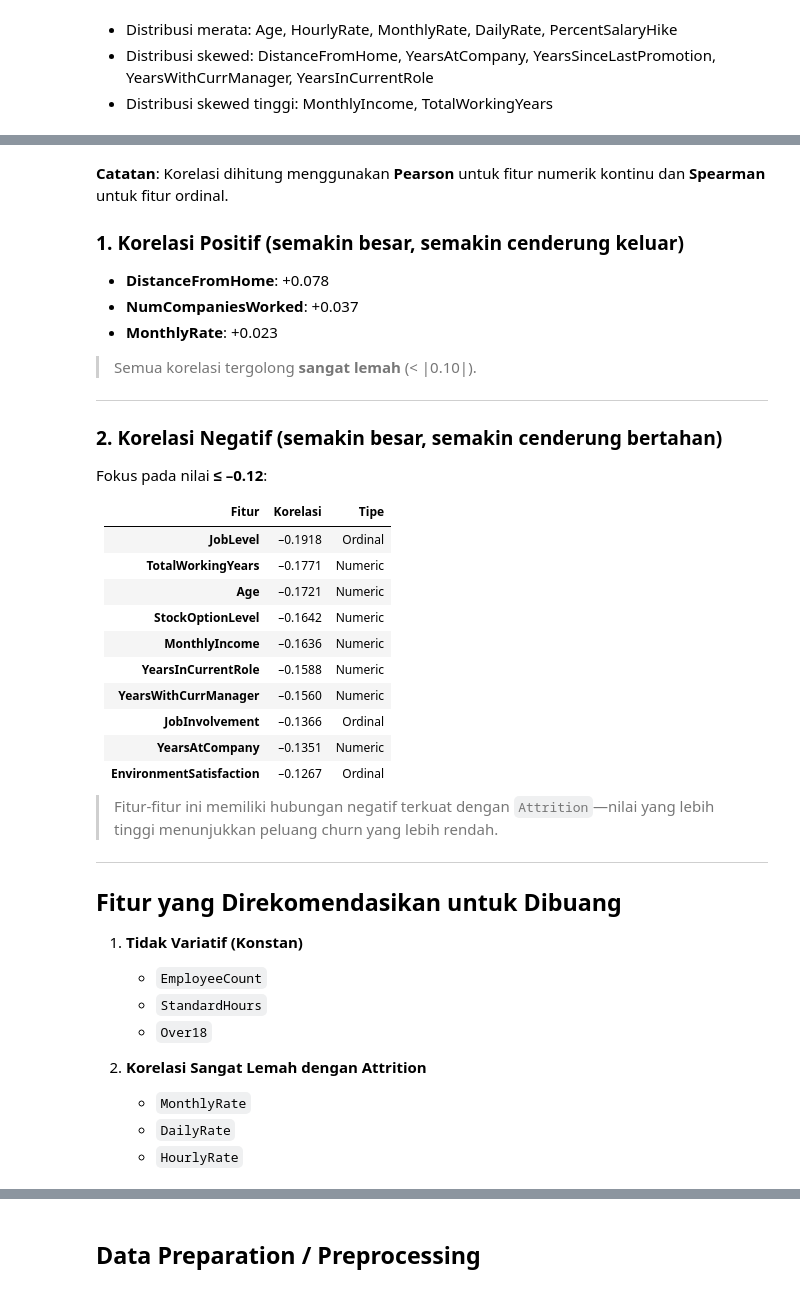
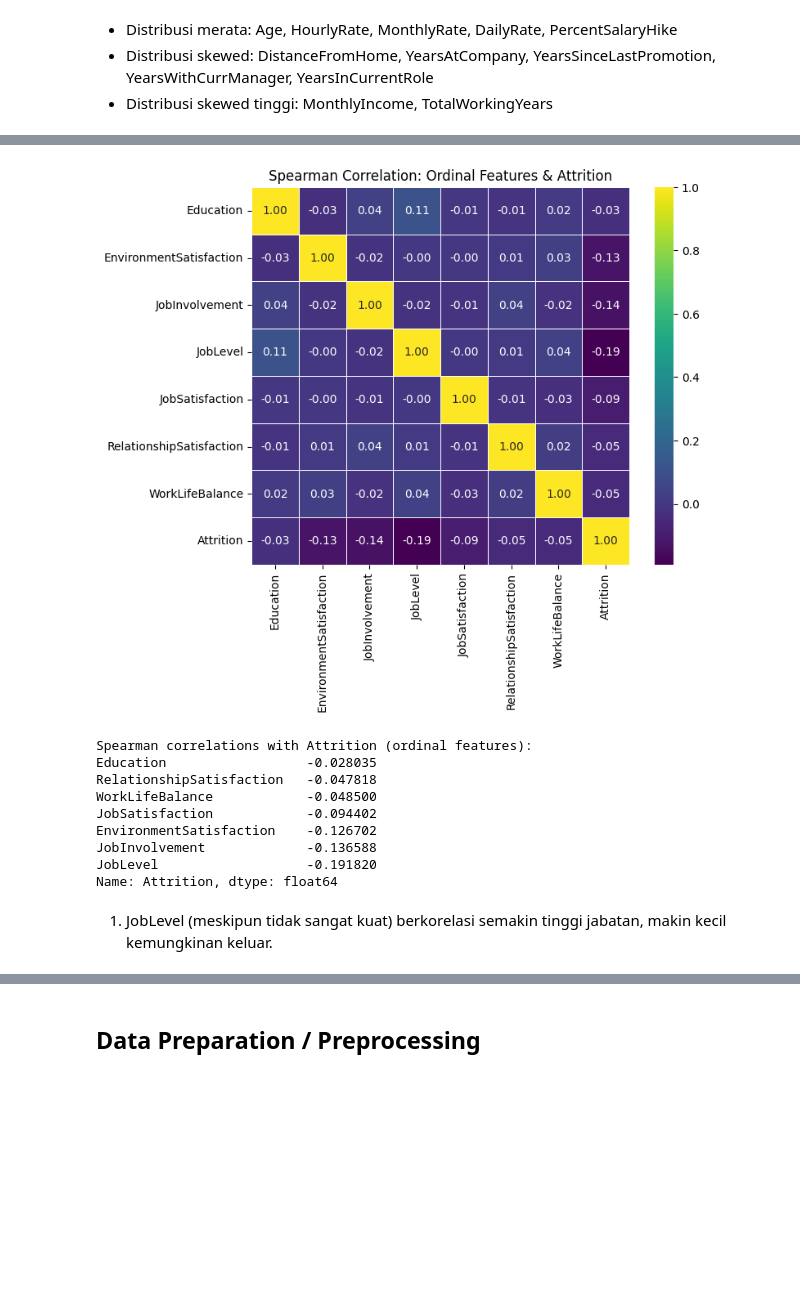
Before and after one commit to esnanta/employee-retention-analysis, a Jupyter notebook: Employee_Retention_Analysis.ipynb, the cells around one changed output, grey strips where cells are left out. Drawn from its saved outputs; the diff is of its cells as text; code cells hidden in the pictures; blank space fills up the shorter version.

```diff
--- a/Employee_Retention_Analysis.ipynb
+++ b/Employee_Retention_Analysis.ipynb
@@ -108,57 +150,26 @@ print(pearson_corr["Attrition"].drop("Attrition").sort_values(ascending=False))
 # %%
-# Define ordinal feature groups
-ordinal_features = ['Education', 'EnvironmentSatisfaction', 'JobInvolvement', 'JobLevel',
-                    'JobSatisfaction', 'RelationshipSatisfaction', 'WorkLifeBalance']
-
-# Spearman correlation for ordinal features
+# Korelasi ordinal
+ordinal_features = [
+    'Education', 'EnvironmentSatisfaction', 'JobInvolvement', 'JobLevel',
+    'JobSatisfaction', 'RelationshipSatisfaction', 'WorkLifeBalance'
+]
 spearman_corr = df[ordinal_features + ["Attrition"]].corr(method="spearman")
 plt.figure(figsize=(8, 6))
 sns.heatmap(spearman_corr, annot=True, fmt=".2f", cmap="viridis", square=True, linewidths=.5)
 plt.title("Spearman Correlation: Ordinal Features & Attrition")
 plt.show()
-
 print("\nSpearman correlations with Attrition (ordinal features):")
 print(spearman_corr["Attrition"].drop("Attrition").sort_values(ascending=False))
+# %% [output]
+[figure, added]
+Spearman correlations with Attrition (ordinal features):
+Education                  -0.028035
+RelationshipSatisfaction   -0.047818
+WorkLifeBalance            -0.048500
+JobSatisfaction            -0.094402
+EnvironmentSatisfaction    -0.126702
+JobInvolvement             -0.136588
+JobLevel                   -0.191820
+Name: Attrition, dtype: float64
-# %% [markdown]
-**Catatan**: Korelasi dihitung menggunakan **Pearson** untuk fitur numerik kontinu dan **Spearman** untuk fitur ordinal.
-
-### 1. Korelasi Positif (semakin besar, semakin cenderung keluar)
-- **DistanceFromHome**: +0.078
-- **NumCompaniesWorked**: +0.037
-- **MonthlyRate**: +0.023
-
-> Semua korelasi tergolong **sangat lemah** (< |0.10|).
-
----
-
-### 2. Korelasi Negatif (semakin besar, semakin cenderung bertahan)
-Fokus pada nilai **≤ –0.12**:
-
-| Fitur                       | Korelasi  | Tipe      |
-|-----------------------------|----------:|-----------|
-| **JobLevel**                | –0.1918   | Ordinal   |
-| **TotalWorkingYears**       | –0.1771   | Numeric   |
-| **Age**                     | –0.1721   | Numeric   |
-| **StockOptionLevel**        | –0.1642   | Numeric   |
-| **MonthlyIncome**           | –0.1636   | Numeric   |
-| **YearsInCurrentRole**      | –0.1588   | Numeric   |
-| **YearsWithCurrManager**    | –0.1560   | Numeric   |
-| **JobInvolvement**          | –0.1366   | Ordinal   |
-| **YearsAtCompany**          | –0.1351   | Numeric   |
-| **EnvironmentSatisfaction** | –0.1267   | Ordinal   |
-
-> Fitur-fitur ini memiliki hubungan negatif terkuat dengan `Attrition`—nilai yang lebih tinggi menunjukkan peluang churn yang lebih rendah.
-
----
-
-## Fitur yang Direkomendasikan untuk Dibuang
-
-1. **Tidak Variatif (Konstan)**
-   - `EmployeeCount`
-   - `StandardHours`
-   - `Over18`
-
-2. **Korelasi Sangat Lemah dengan Attrition**
-   - `MonthlyRate`
-   - `DailyRate`
-   - `HourlyRate`
+# %% [markdown]
+1. JobLevel (meskipun tidak sangat kuat) berkorelasi semakin tinggi jabatan, makin kecil kemungkinan keluar.
```
Also changed, not shown: parts of 28 cells of this notebook, 2 other files.
